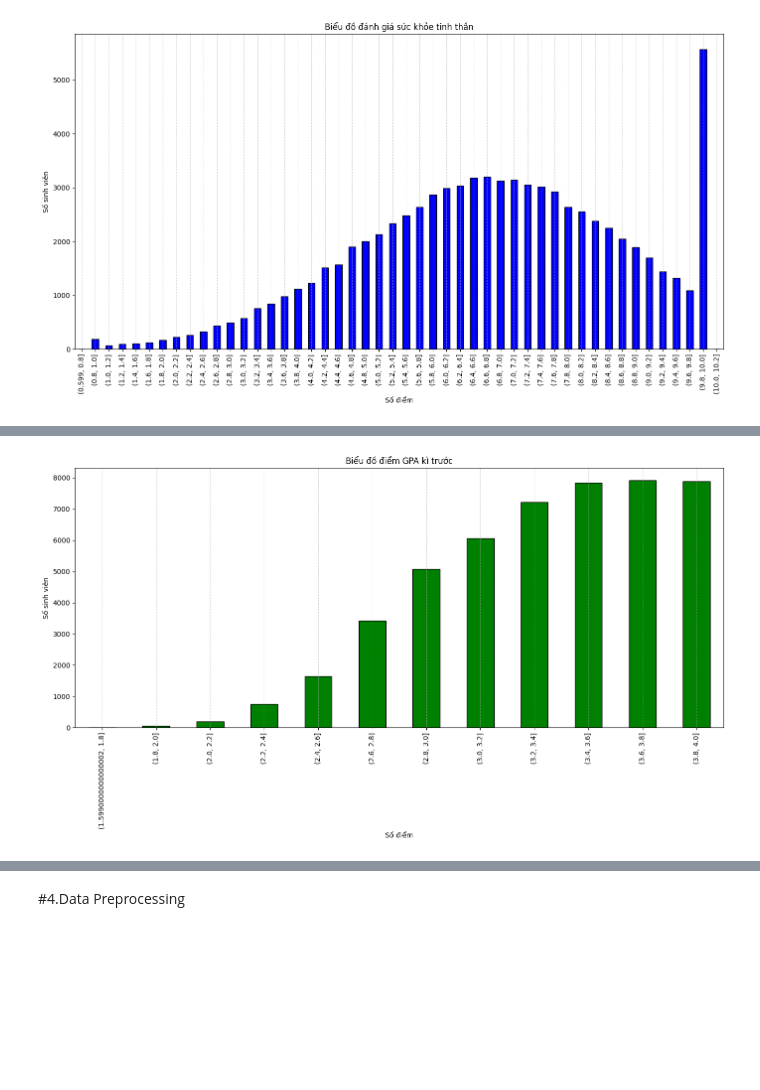
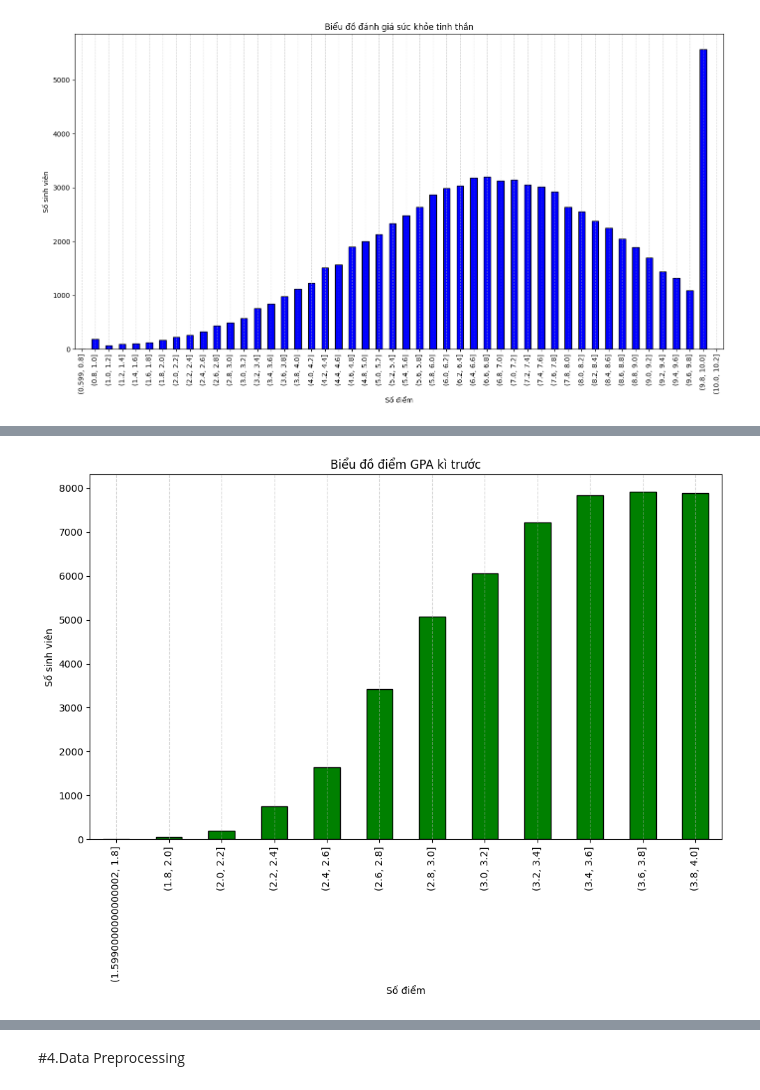
Before and after one commit to Vo-Hao250604/Student-Habits-and-Academic-Performance-Analysis, a Jupyter notebook: Student_Habits_and_Academic_Performance_Analysis.ipynb, the cells around one changed output, grey strips where cells are left out. Drawn from its saved outputs; the diff is of its cells as text; code cells hidden in the pictures; blank space fills up the shorter version.

```diff
--- a/Student_Habits_and_Academic_Performance_Analysis.ipynb
+++ b/Student_Habits_and_Academic_Performance_Analysis.ipynb
@@ -419,13 +446,14 @@ plt.show()
 # %%
+#Biểu đồ điểm GPA kì trước
 bins = np.arange(1.6,4.2,0.2)
 pho_previous_gpa = df['previous_gpa'].value_counts(bins=bins).sort_index()
 
-pho_previous_gpa.plot(kind='bar', figsize=(14,8), color="green", edgecolor="black")
+pho_previous_gpa.plot(kind='bar', figsize=(10,8), color="green", edgecolor="black")
 plt.title("Biểu đồ điểm GPA kì trước")
 plt.xlabel("Số điểm")
 plt.ylabel("Số sinh viên")
 plt.grid(axis='x', linestyle='--', alpha=0.5)
 plt.tight_layout()
 plt.show()
 # %% [output]
-[figure, old version]
+[figure, new version]
```
Also changed, not shown: parts of 13 cells of this notebook.
